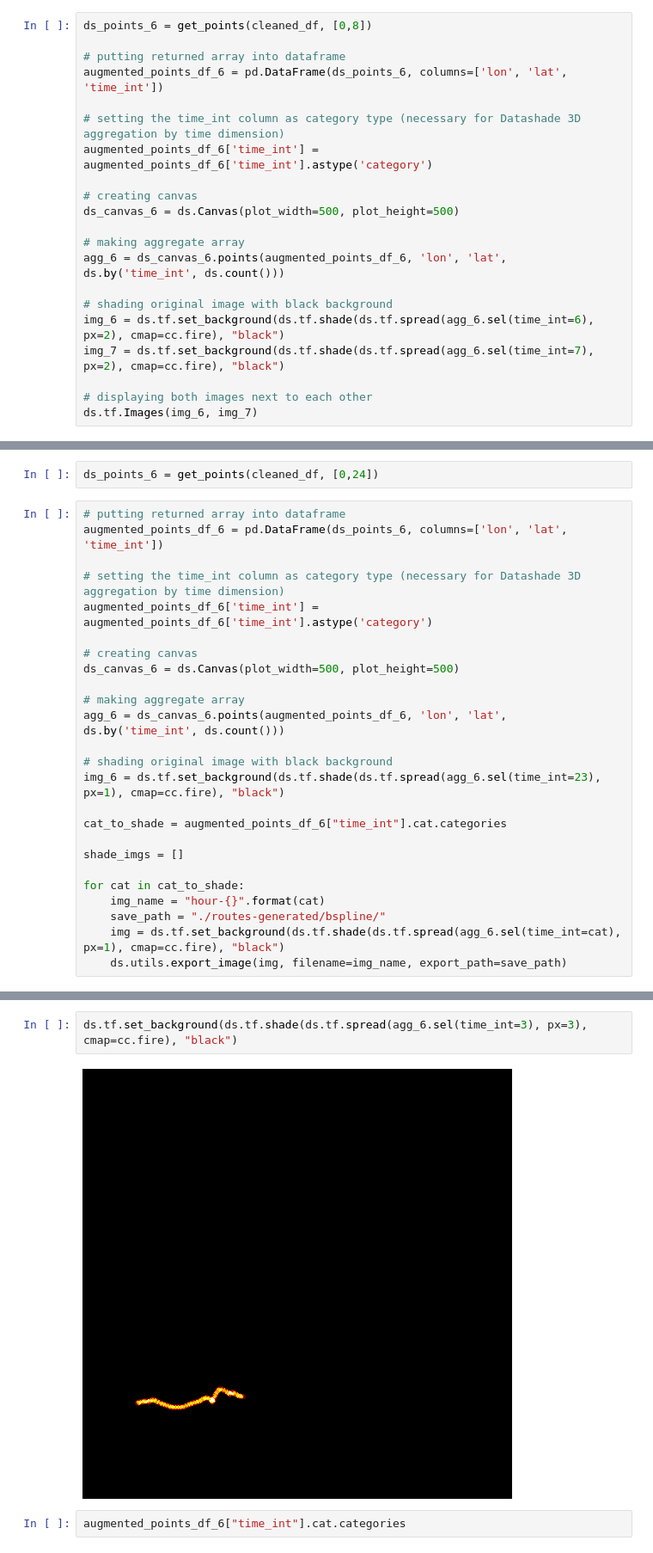
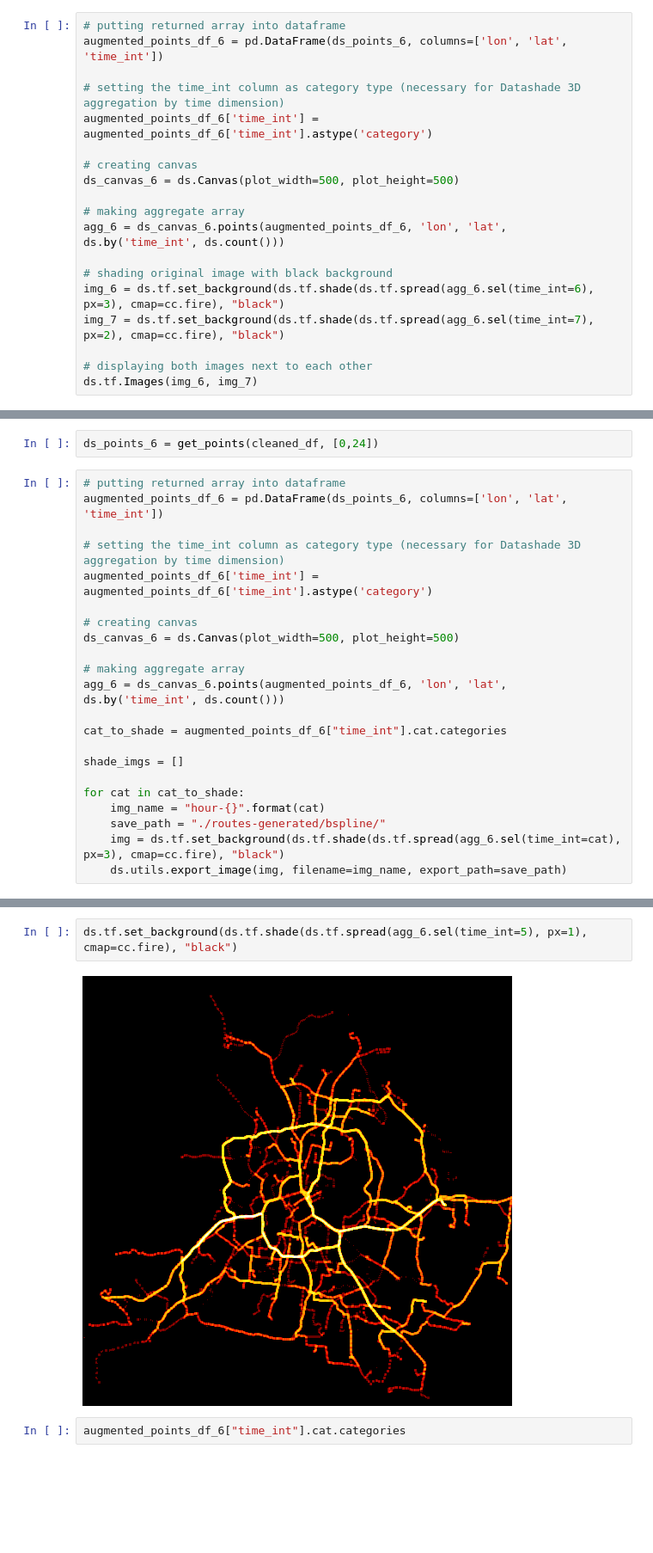
Before and after one commit to ultra-passion-fruit/GAN-EV-Map-Generation, a Jupyter notebook: gan-model.ipynb, the cells around one changed output, grey strips where cells are left out. Shown: that part at 86% size. Saved outputs shown, nothing was run; the diff lists cells and outputs as text; blank space fills up the shorter version.

```diff
--- a/gan-model.ipynb
+++ b/gan-model.ipynb
@@ -410,6 +443,4 @@ Message:  Could not find routable point within a radius of 400.0 meters of speci
 # %%
-ds_points_6 = get_points(cleaned_df, [0,8])
-
 # putting returned array into dataframe
 augmented_points_df_6 = pd.DataFrame(ds_points_6, columns=['lon', 'lat', 'time_int'])
 
@@ -423,7 +454,7 @@ ds_canvas_6 = ds.Canvas(plot_width=500, plot_height=500)
 agg_6 = ds_canvas_6.points(augmented_points_df_6, 'lon', 'lat', ds.by('time_int', ds.count()))
 
 # shading original image with black background
-img_6 = ds.tf.set_background(ds.tf.shade(ds.tf.spread(agg_6.sel(time_int=6), px=2), cmap=cc.fire), "black")
+img_6 = ds.tf.set_background(ds.tf.shade(ds.tf.spread(agg_6.sel(time_int=6), px=3), cmap=cc.fire), "black")
 img_7 = ds.tf.set_background(ds.tf.shade(ds.tf.spread(agg_6.sel(time_int=7), px=2), cmap=cc.fire), "black")
 
 # displaying both images next to each other
@@ -445,9 +476,6 @@ ds_canvas_6 = ds.Canvas(plot_width=500, plot_height=500)
 # making aggregate array
 agg_6 = ds_canvas_6.points(augmented_points_df_6, 'lon', 'lat', ds.by('time_int', ds.count()))
 
-# shading original image with black background
-img_6 = ds.tf.set_background(ds.tf.shade(ds.tf.spread(agg_6.sel(time_int=23), px=1), cmap=cc.fire), "black")
-
 cat_to_shade = augmented_points_df_6["time_int"].cat.categories
 
 shade_imgs = []
@@ -455,5 +483,5 @@ shade_imgs = []
 for cat in cat_to_shade:
     img_name = "hour-{}".format(cat)
     save_path = "./routes-generated/bspline/"
-    img = ds.tf.set_background(ds.tf.shade(ds.tf.spread(agg_6.sel(time_int=cat), px=1), cmap=cc.fire), "black")
+    img = ds.tf.set_background(ds.tf.shade(ds.tf.spread(agg_6.sel(time_int=cat), px=3), cmap=cc.fire), "black")
     ds.utils.export_image(img, filename=img_name, export_path=save_path)
@@ -460,7 +522,7 @@ for cat in cat_to_shade:
 # %%
-ds.tf.set_background(ds.tf.shade(ds.tf.spread(agg_6.sel(time_int=3), px=3), cmap=cc.fire), "black")
+ds.tf.set_background(ds.tf.shade(ds.tf.spread(agg_6.sel(time_int=5), px=1), cmap=cc.fire), "black")
 # %% [output]
-[figure, old version]
+[figure, new version]
 # %%
 augmented_points_df_6["time_int"].cat.categories
 # %% [output]
```
Also changed, not shown: parts of 7 cells of this notebook, 1 other file.
